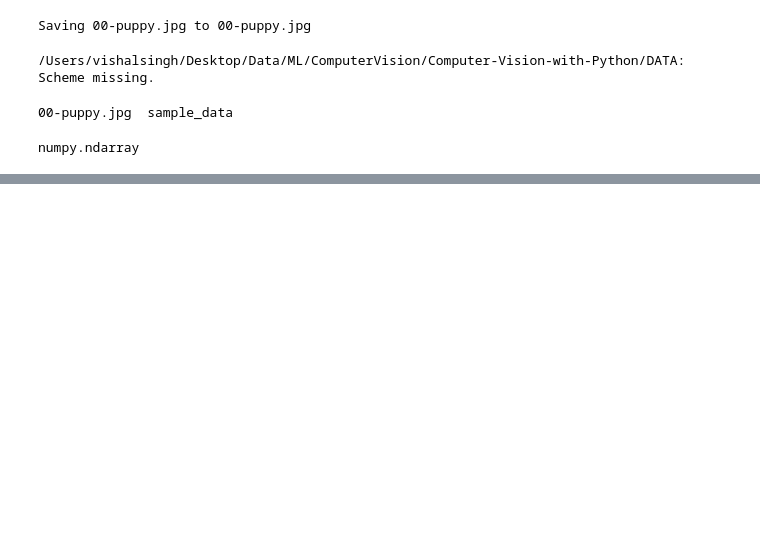
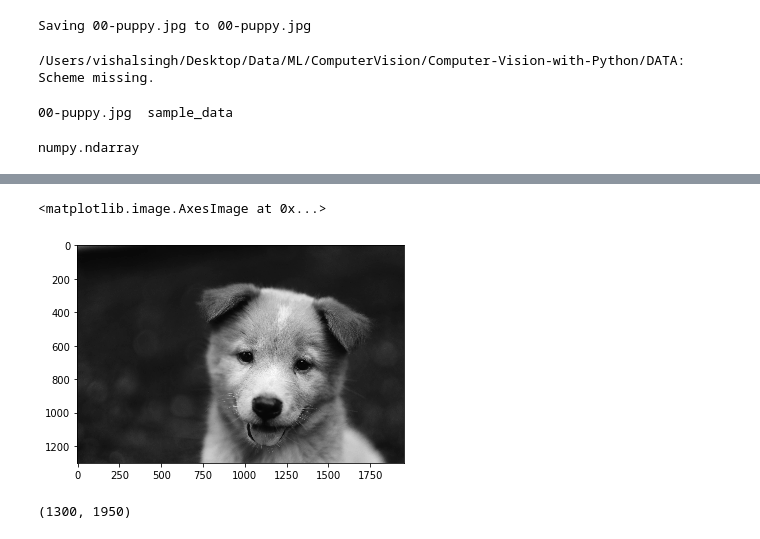
Before and after one commit to sendmail123/DataScience, a Jupyter notebook: OpenCV.ipynb, the cells around one changed output, grey strips where cells are left out. Cells and saved outputs as stored; diff of their text form; code cells hidden in the pictures; blank space fills up the shorter version.

```diff
--- a/OpenCV.ipynb
+++ b/OpenCV.ipynb
@@ -28,0 +47,9 @@ numpy.ndarray
+# %%
+plt.imshow(img_gray,cmap='gray')
+# %% [output]
+<matplotlib.image.AxesImage at 0x...>
+[figure, added]
+# %%
+img_gray.shape
+# %% [output]
+(1300, 1950)
```
Also changed, not shown: parts of 17 cells of this notebook.
